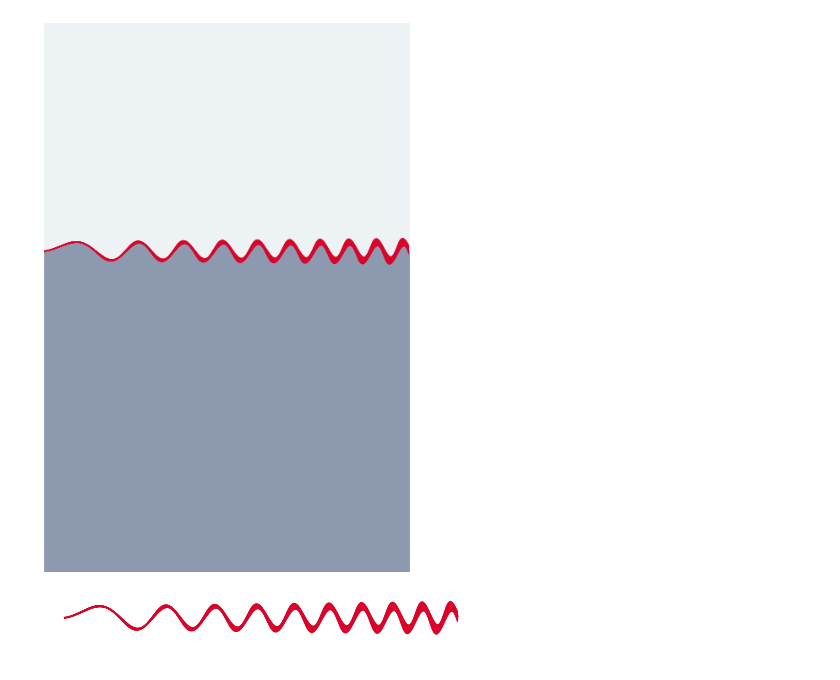
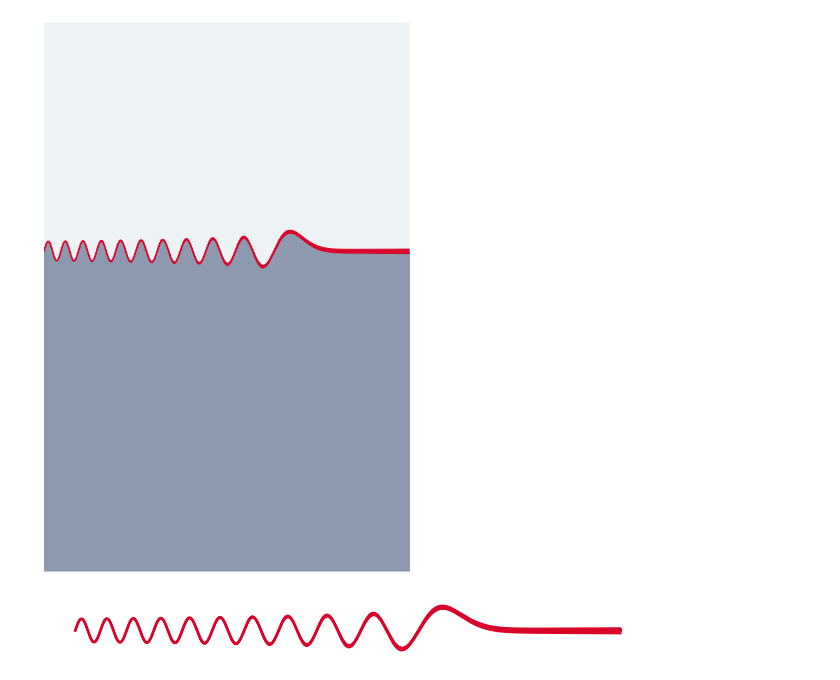
Before and after one commit to josephmacmillan/IntroductionToQuantumMechanics, a Jupyter notebook: Jupyter/0 - Cover.ipynb, the cells around one changed output. Cells and saved outputs as stored; diff of their text form; code cells hidden in the pictures.

```diff
--- a/Jupyter/0 - Cover.ipynb
+++ b/Jupyter/0 - Cover.ipynb
@@ -11,67 +12,53 @@ rc('text', usetex=True)
 # %%
 def draw_wave(ax):
 
-    x = np.linspace(0, 15.25, 1000)
-    y = np.sin(x**1.5)
+    z = special.ai_zeros(100)[0]
+
+    x = np.linspace(0, 30, 1000)
+    y = 4*special.airy(x + z[20])[0]
 
     def rotate(x, y, angle):
         xp = x * np.cos(angle) - y * np.sin(angle)
         yp = x * np.sin(angle) + y * np.cos(angle)
 
         return xp, yp
 
     ax.plot(x, y, lw=2, color='#d90429ff')
-    for a in np.arange(-0.03, 0.03, 0.0025):
+    for a in np.arange(-0.01, 0.01, 0.0025):
         xp, yp = rotate(x, y, a)
         ax.plot(xp, yp, lw=1, color='#d90429ff')
 
 
 fig = plt.figure(figsize=(6, 9))
 ax = fig.add_axes([0, 0, 1, 1])
 
+z = special.ai_zeros(100)[0]
 
-
-x = np.linspace(0, 15.25, 1000)
-y = np.sin(x**1.5)
+x = np.linspace(0, 30, 1000)
+y = 4*special.airy(x + z[20])[0]
 ax.fill_between(x, y, y2 = -40, color='#8d99aeff')
 ax.fill_between(x, y, y2 = 30, color='#edf2f4ff')
 
 draw_wave(ax)
 
 ax.set_ylim(-35, 25)
-ax.set_xlim(0, 15.25)
+ax.set_xlim(0, 30)
 ax.axis('off')
 
-#ax.text(1, 5, "Introduction to Fluid Dynamics", fontsize=30)
+#ax.text(1, 5, "Introduction to Quantum Mechanics", fontsize=30)
 #ax.text(4.5, -5, "Joseph D. MacMillan", fontsize=20)
 
 plt.savefig('fig_cover1.pdf')
 # %% [output]
-[figure, old version]
+[figure, new version]
-# %%
-def draw_wave(ax, color='#d90429ff'):
-
-    x = np.linspace(0, 15.25, 1000)
-    y = np.sin(x**1.5)
-
-    def rotate(x, y, angle):
-        xp = x * np.cos(angle) - y * np.sin(angle)
-        yp = x * np.sin(angle) + y * np.cos(angle)
-
-        return xp, yp
-
-    ax.plot(x, y, lw=2, color=color)
-    for a in np.arange(-0.03, 0.03, 0.0025):
-        xp, yp = rotate(x, y, a)
-        ax.plot(xp, yp, lw=1, color=color)
-
-
-fig = plt.figure(figsize=(6, 0.5))
-ax = fig.add_axes([0, 0, 1, 1])
-
-draw_wave(ax)
-ax.axis('off')
-
-plt.savefig('fig_cover_wave.pdf')
-# %% [output]
-[figure, removed]
+# %%
+
+fig = plt.figure(figsize=(6, 0.5))
+ax = fig.add_axes([0, 0, 1, 1])
+
+draw_wave(ax)
+ax.axis('off')
+
+plt.savefig('fig_cover_wave.pdf')
+# %% [output]
+[figure, added]
```
Also changed, not shown: parts of 1 cell of this notebook, 6 other files.
